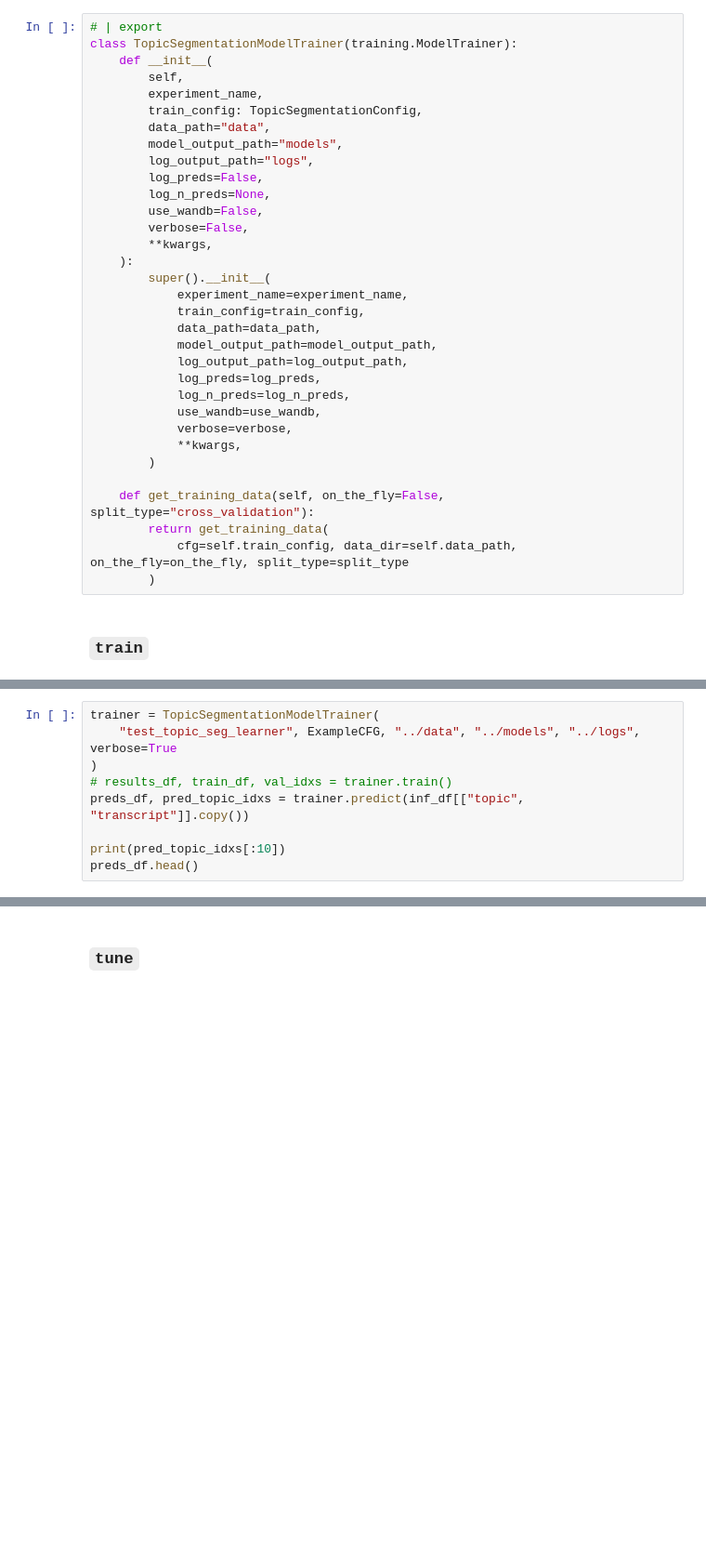
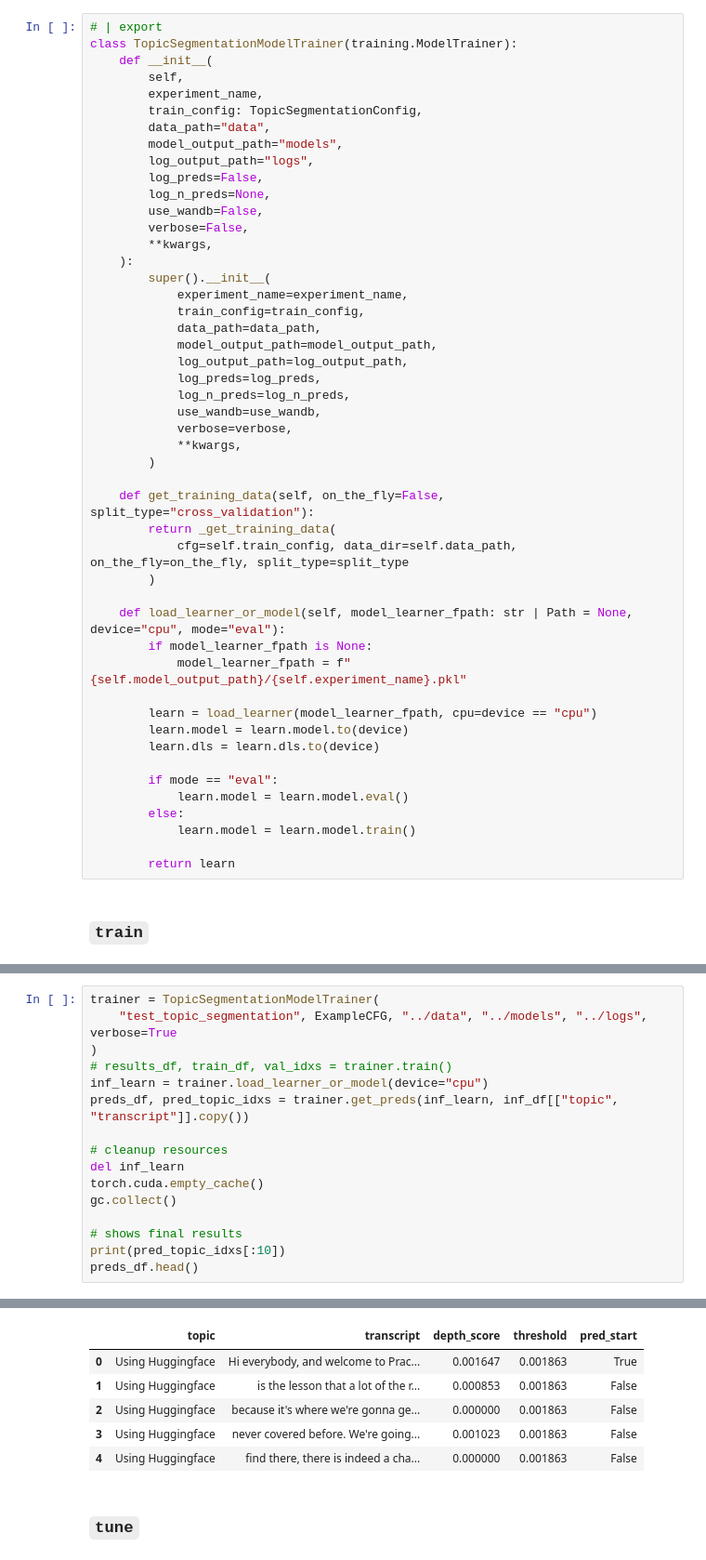
Before and after one commit to ohmeow/fsdl_2022_course_project, a Jupyter notebook: nbs/20_topic_segmentation.ipynb, the cells around one changed output, grey strips where cells are left out. Shown: that part at 93% size. Drawn from its saved outputs; the diff is of its cells as text; blank space fills up the shorter version.

```diff
--- a/nbs/20_topic_segmentation.ipynb
+++ b/nbs/20_topic_segmentation.ipynb
@@ -834,9 +903,24 @@ class TopicSegmentationModelTrainer(training.ModelTrainer):
         )
 
     def get_training_data(self, on_the_fly=False, split_type="cross_validation"):
-        return get_training_data(
+        return _get_training_data(
             cfg=self.train_config, data_dir=self.data_path, on_the_fly=on_the_fly, split_type=split_type
         )
+
+    def load_learner_or_model(self, model_learner_fpath: str | Path = None, device="cpu", mode="eval"):
+        if model_learner_fpath is None:
+            model_learner_fpath = f"{self.model_output_path}/{self.experiment_name}.pkl"
+
+        learn = load_learner(model_learner_fpath, cpu=device == "cpu")
+        learn.model = learn.model.to(device)
+        learn.dls = learn.dls.to(device)
+
+        if mode == "eval":
+            learn.model = learn.model.eval()
+        else:
+            learn.model = learn.model.train()
+
+        return learn
 # %% [markdown]
 ### `train`
 # %%
@@ -1013,9 +1145,17 @@ def predict(self: TopicSegmentationModelTrainer, data, **kwargs):
 # %%
 trainer = TopicSegmentationModelTrainer(
-    "test_topic_seg_learner", ExampleCFG, "../data", "../models", "../logs", verbose=True
+    "test_topic_segmentation", ExampleCFG, "../data", "../models", "../logs", verbose=True
 )
 # results_df, train_df, val_idxs = trainer.train()
-preds_df, pred_topic_idxs = trainer.predict(inf_df[["topic", "transcript"]].copy())
+inf_learn = trainer.load_learner_or_model(device="cpu")
+preds_df, pred_topic_idxs = trainer.get_preds(inf_learn, inf_df[["topic", "transcript"]].copy())
 
+# cleanup resources
+del inf_learn
+torch.cuda.empty_cache()
+gc.collect()
+
+# shows final results
 print(pred_topic_idxs[:10])
 preds_df.head()
+# %% [output]
@@ -1022,2 +1163,8 @@ preds_df.head()
+|  | topic | transcript | depth_score | threshold | pred_start |
+| 0 | Using Huggingface | Hi everybody, and welcome to Prac... | 0.001647 | 0.001863 | True |
+| 1 | Using Huggingface | is the lesson that a lot of the r... | 0.000853 | 0.001863 | False |
+| 2 | Using Huggingface | because it's where we're gonna ge... | 0.000000 | 0.001863 | False |
+| 3 | Using Huggingface | never covered before. We're going... | 0.001023 | 0.001863 | False |
+| 4 | Using Huggingface | find there, there is indeed a cha... | 0.000000 | 0.001863 | False |
 # %% [markdown]
 ### `tune`
```
Also changed, not shown: parts of 38 cells of this notebook, 5 other files.
